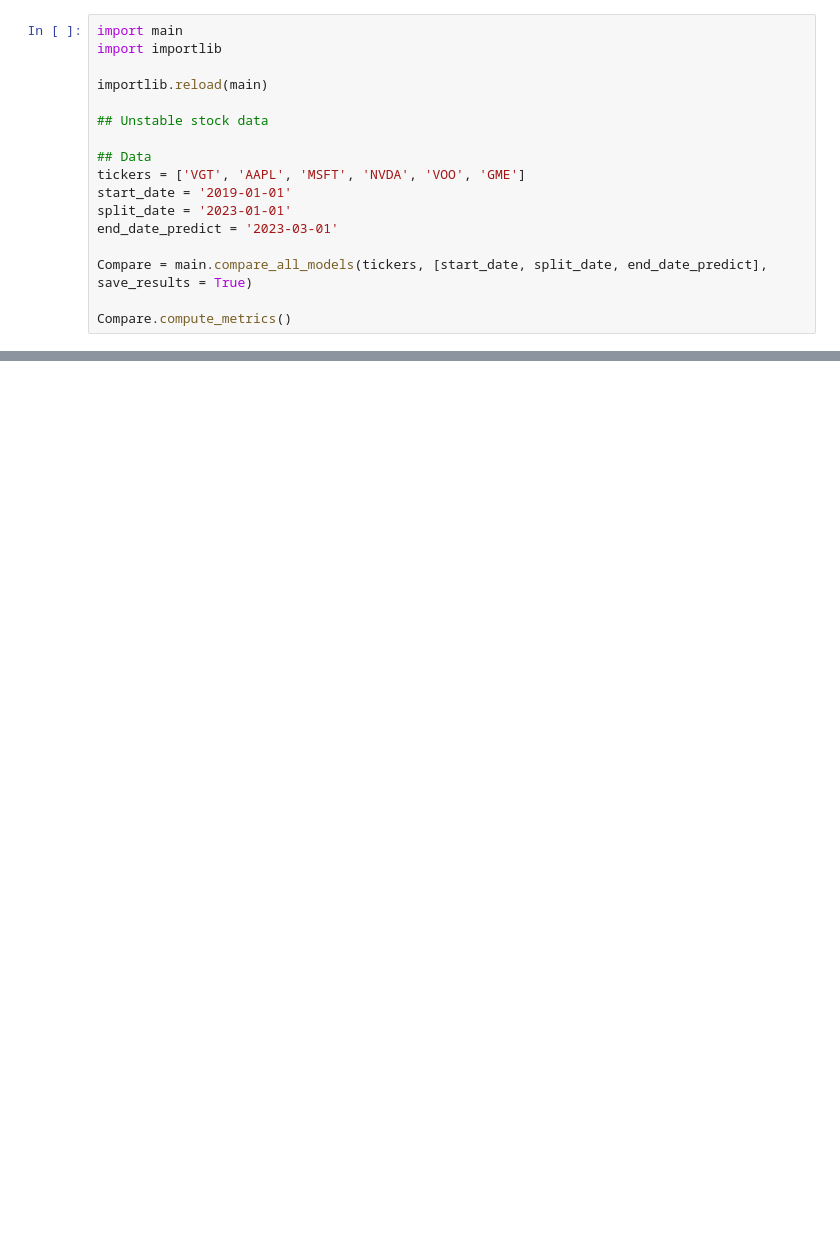
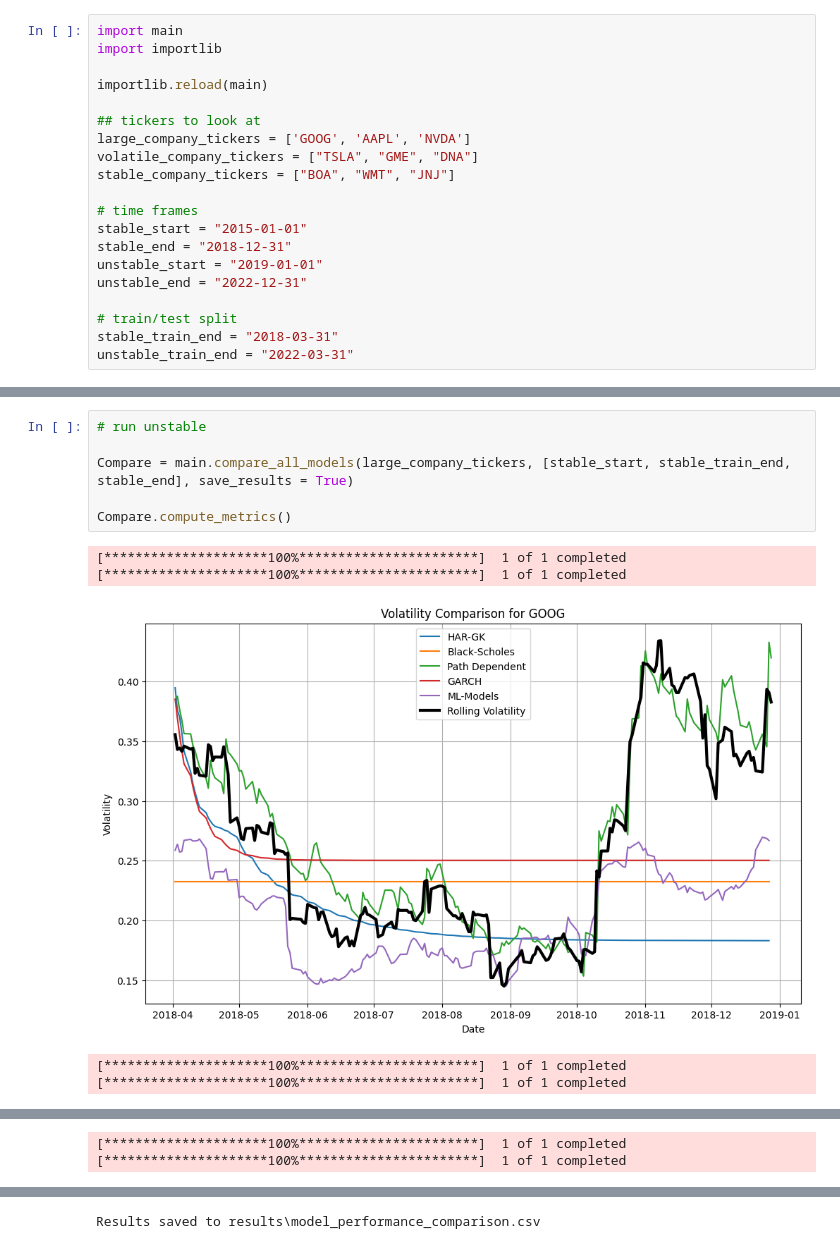
Before and after one commit to abkis/erdos-2026-volatility-models, a Jupyter notebook: main.ipynb, the cells around one changed output, grey strips where cells are left out. Drawn from its saved outputs; the diff is of its cells as text; blank space fills up the shorter version.

Commit message:
run code for large tickers

```diff
--- a/main.ipynb
+++ b/main.ipynb
@@ -4,14 +4,17 @@ import importlib
 
 importlib.reload(main)
 
-## Unstable stock data
+## tickers to look at
+large_company_tickers = ['GOOG', 'AAPL', 'NVDA']
+volatile_company_tickers = ["TSLA", "GME", "DNA"]
+stable_company_tickers = ["BOA", "WMT", "JNJ"]
 
-## Data
-tickers = ['VGT', 'AAPL', 'MSFT', 'NVDA', 'VOO', 'GME']
-start_date = '2019-01-01'
-split_date = '2023-01-01'
-end_date_predict = '2023-03-01'
+# time frames
+stable_start = "2015-01-01"
+stable_end = "2018-12-31"
+unstable_start = "2019-01-01"
+unstable_end = "2022-12-31"
 
-Compare = main.compare_all_models(tickers, [start_date, split_date, end_date_predict], save_results = True)
-
-Compare.compute_metrics()
+# train/test split
+stable_train_end = "2018-03-31"
+unstable_train_end = "2022-03-31"
@@ -38,0 +21,12 @@ Results saved to results\model_performance_comparison.csv
+# %%
+# run unstable
+
+Compare = main.compare_all_models(large_company_tickers, [stable_start, stable_train_end, stable_end], save_results = True)
+
+Compare.compute_metrics()
+# %% [output]
+[*********************100%***********************]  1 of 1 completed
+[*********************100%***********************]  1 of 1 completed
+[figure, added]
+[*********************100%***********************]  1 of 1 completed
+[*********************100%***********************]  1 of 1 completed
@@ -38,0 +34,2 @@ Results saved to results\model_performance_comparison.csv
+[*********************100%***********************]  1 of 1 completed
+[*********************100%***********************]  1 of 1 completed
@@ -38,0 +38 @@ Results saved to results\model_performance_comparison.csv
+Results saved to results\model_performance_comparison.csv
```
Also changed, not shown: parts of 2 cells of this notebook, 1 other file.
